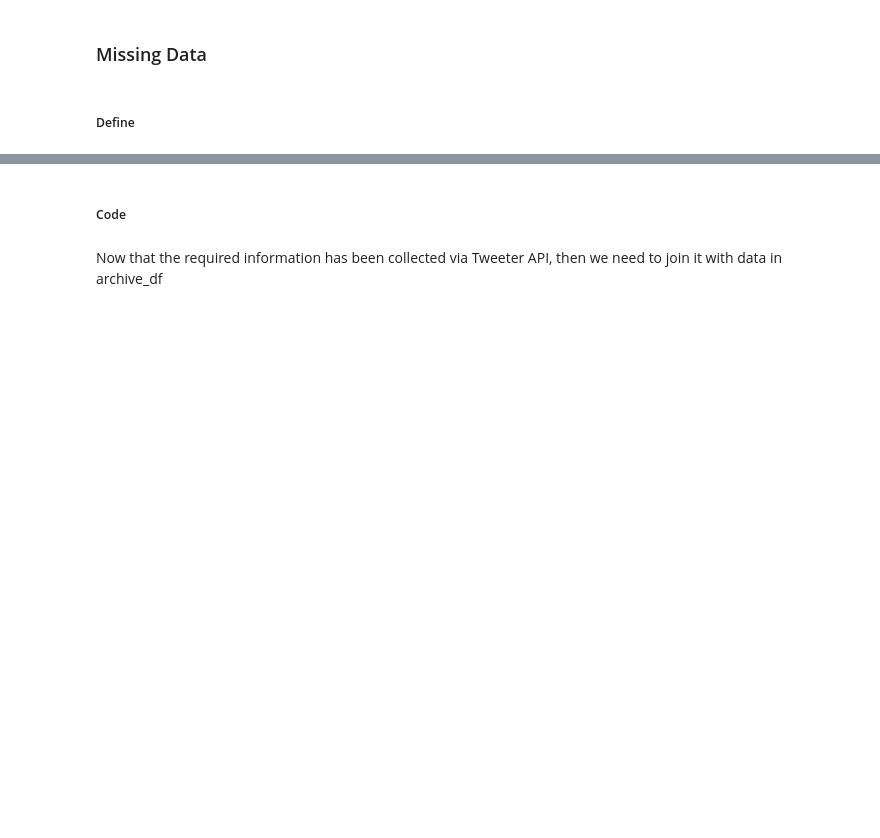
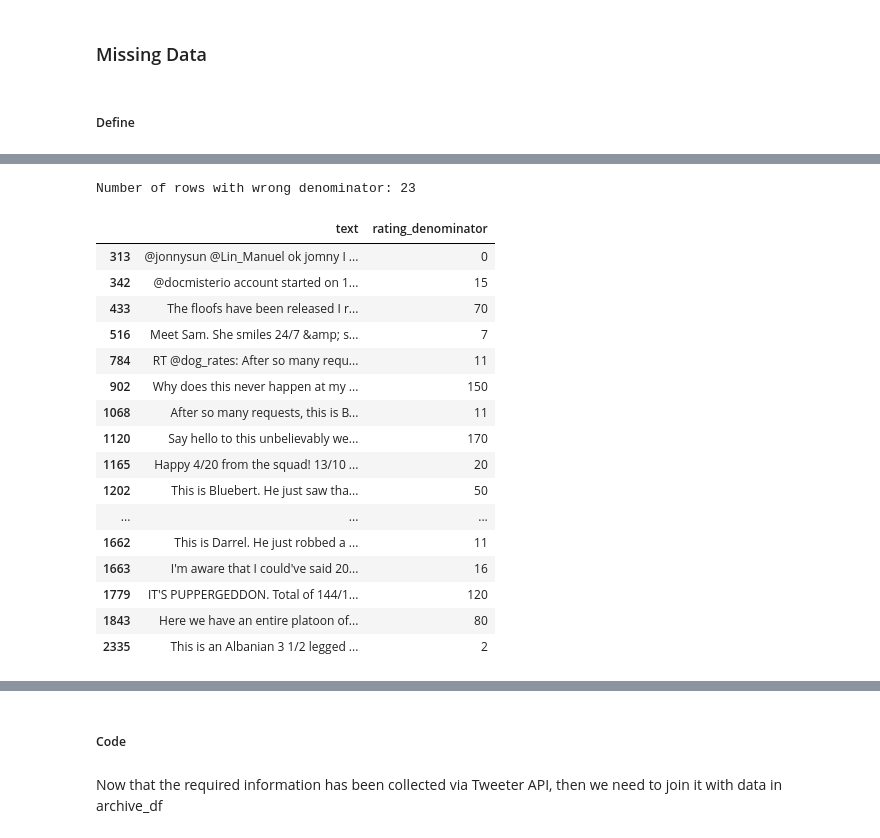
Before and after one commit to aleromar/DataWranglingOnTweeterDb, a Jupyter notebook: wrangle_act.ipynb, the cells around one changed output, grey strips where cells are left out. Cells and saved outputs as stored; diff of their text form; code cells hidden in the pictures; blank space fills up the shorter version.

```diff
--- a/wrangle_act.ipynb
+++ b/wrangle_act.ipynb
@@ -367,0 +545,4 @@ As for the last dataframe tweeter_df it belongs to the same observational unit a
+# %%
+noname = nopetname_df.loc [ nopetname_df.text.str.extract('([n,N]ame)').notnull().iloc[:,0].values]
+pd.set_option('max_colwidth',200)
+noname.loc[:,['text','name']].head(10)
@@ -367,0 +563,5 @@ As for the last dataframe tweeter_df it belongs to the same observational unit a
+# %%
+newnames = nopetname_df.text.str.extract('([n,N]amed\s)(\w+)')[1]
+newnames = newnames[ newnames.notnull()]
+archive_df_clean.loc[newnames.index,'name'] = newnames.values
+nopetname_df.drop(newnames.index,inplace=True)
@@ -367,0 +570,6 @@ As for the last dataframe tweeter_df it belongs to the same observational unit a
+# %%
+newnames = nopetname_df.text.str.extract('([n,N]ame\sis\s)(\w+)')[1]
+newnames = newnames[ newnames.notnull()]
+archive_df_clean.loc[newnames.index,'name'] = newnames.values
+nopetname_df.drop(newnames.index,inplace=True)
+nopetname_df.shape
@@ -367,0 +580,4 @@ As for the last dataframe tweeter_df it belongs to the same observational unit a
+# %%
+indextoChange = archive_df_clean.loc[archive_df_clean['name'] == 'None'].index
+archive_df_clean.loc[indextoChange,'name'] = np.NaN
+archive_df_clean.loc[nopetname_df.index,'name'] = np.NaN
@@ -371,0 +620,23 @@ As for the last dataframe tweeter_df it belongs to the same observational unit a
+# %%
+wrongDenSlice = archive_df_clean [ archive_df_clean['rating_denominator'] != 10]
+print ('Number of rows with wrong denominator: {}'.format(wrongDenSlice.shape[0]))
+wrongDenSlice.loc[:,['text','rating_denominator']]
+# %% [output]
+Number of rows with wrong denominator: 23
+|  | text | rating_denominator |
+| 313 | @jonnysun @Lin_Manuel ok jomny I ... | 0 |
+| 342 | @docmisterio account started on 1... | 15 |
+| 433 | The floofs have been released I r... | 70 |
+| 516 | Meet Sam. She smiles 24/7 &amp; s... | 7 |
+| 784 | RT @dog_rates: After so many requ... | 11 |
+| 902 | Why does this never happen at my ... | 150 |
+| 1068 | After so many requests, this is B... | 11 |
+| 1120 | Say hello to this unbelievably we... | 170 |
+| 1165 | Happy 4/20 from the squad! 13/10 ... | 20 |
+| 1202 | This is Bluebert. He just saw tha... | 50 |
+| ... | ... | ... |
+| 1662 | This is Darrel. He just robbed a ... | 11 |
+| 1663 | I'm aware that I could've said 20... | 16 |
+| 1779 | IT'S PUPPERGEDDON. Total of 144/1... | 120 |
+| 1843 | Here we have an entire platoon of... | 80 |
+| 2335 | This is an Albanian 3 1/2 legged ... | 2 |
```
Also changed, not shown: parts of 56 cells of this notebook.
